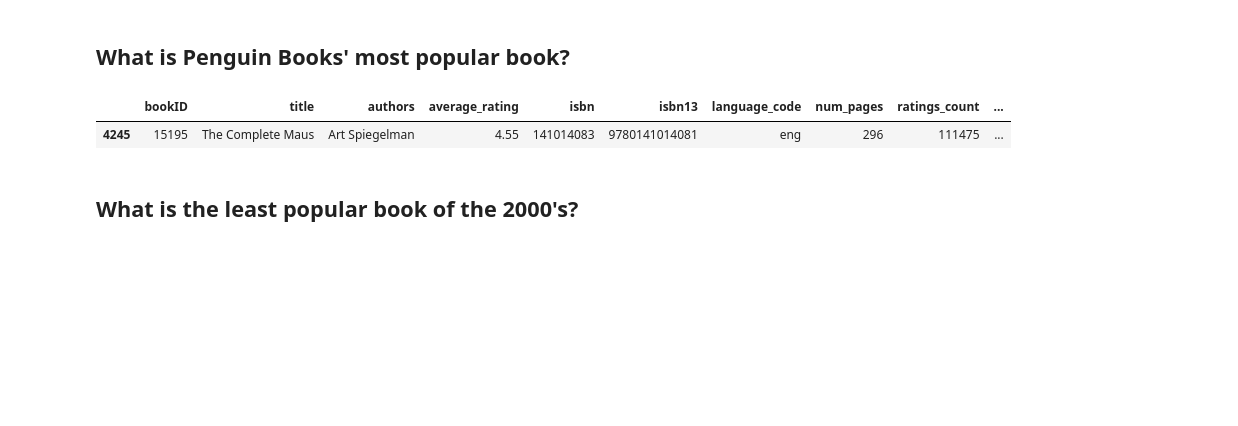
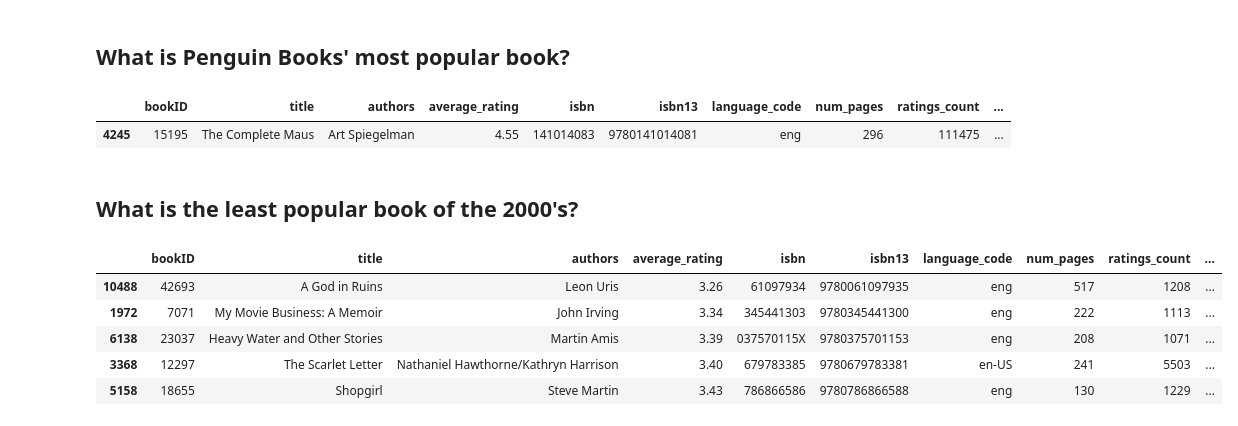
Before and after one commit to le-n-qui/goodreads-dataset, a Jupyter notebook: goodreads_books_analysis.ipynb, the cells around one changed output. Cells and saved outputs as stored; diff of their text form; code cells hidden in the pictures; blank space fills up the shorter version.

Commit message:
Select books in the decade, filter books with high ratings count, and display top 5 least popular books

```diff
--- a/goodreads_books_analysis.ipynb
+++ b/goodreads_books_analysis.ipynb
@@ -362,5 +362,3 @@ PB_books_with_high_rating.sort_values(by=['average_rating'], ascending=False)[:1
 # %% [output]
 |  | bookID | title | authors | average_rating | isbn | isbn13 | language_code | num_pages | ratings_count | ... |
 | 4245 | 15195 | The Complete Maus | Art Spiegelman | 4.55 | 141014083 | 9780141014081 | eng | 296 | 111475 | ... |
-# %% [markdown]
-## What is the least popular book of the 2000's?
@@ -371,0 +365,20 @@ end = pd.Timestamp(2001,1,1)
+# %% [markdown]
+## What is the least popular book of the 2000's?
+# %%
+# Start date of the decade
+start = pd.Timestamp(2000,1,1)
+# End date of the decade
+end = pd.Timestamp(2001,1,1)
+# Filter and select books in the 2000s
+books_2000s = books[(books['publication_date'] > start) & (books['publication_date'] < end)]
+# Filter books with high ratings count
+books_2000s_high_reviews = books_2000s[books_2000s['ratings_count'] > ratings_count_cutoff]
+# Display the least popular books (5 samples)
+books_2000s_high_reviews.sort_values(by=['average_rating'], ascending=True)[:5]
+# %% [output]
+|  | bookID | title | authors | average_rating | isbn | isbn13 | language_code | num_pages | ratings_count | ... |
+| 10488 | 42693 | A God in Ruins | Leon Uris | 3.26 | 61097934 | 9780061097935 | eng | 517 | 1208 | ... |
+| 1972 | 7071 | My Movie Business: A Memoir | John Irving | 3.34 | 345441303 | 9780345441300 | eng | 222 | 1113 | ... |
+| 6138 | 23037 | Heavy Water and Other Stories | Martin Amis | 3.39 | 037570115X | 9780375701153 | eng | 208 | 1071 | ... |
+| 3368 | 12297 | The Scarlet Letter | Nathaniel Hawthorne/Kathryn Harrison | 3.40 | 679783385 | 9780679783381 | en-US | 241 | 5503 | ... |
+| 5158 | 18655 | Shopgirl | Steve Martin | 3.43 | 786866586 | 9780786866588 | eng | 130 | 1229 | ... |
```
Also changed, not shown: parts of 1 cell of this notebook.
